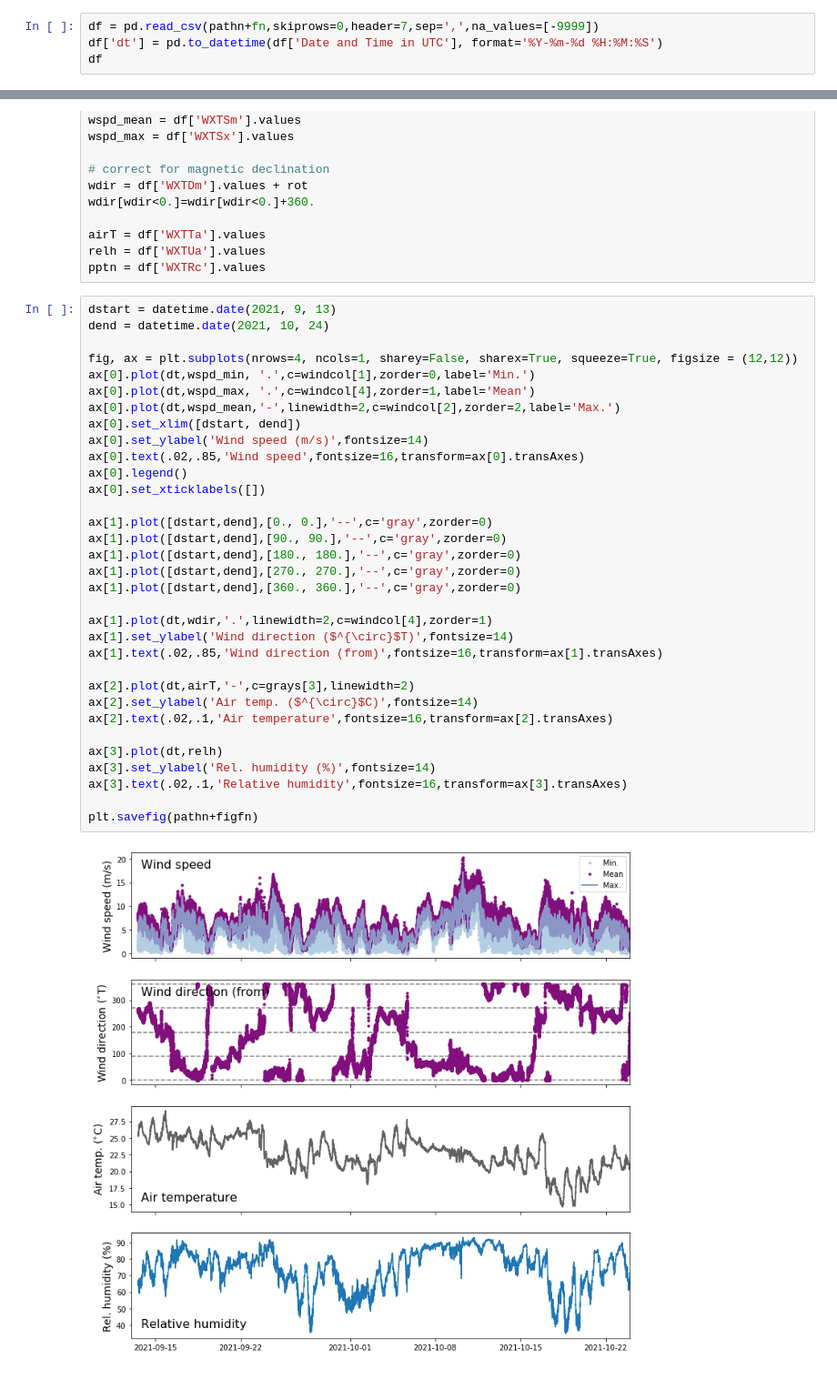
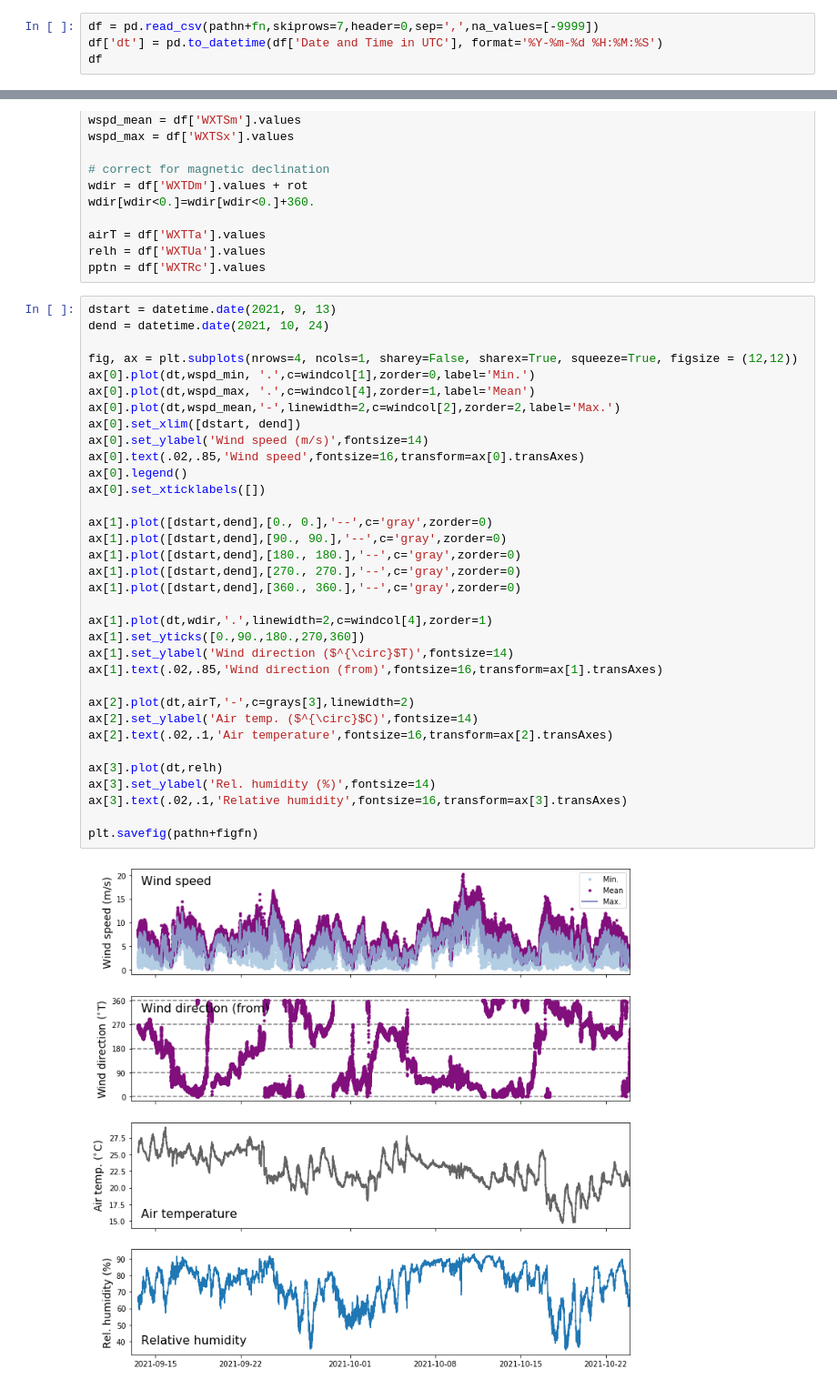
Before and after one commit to csherwood-usgs/DUNEX, a Jupyter notebook: plot_DUNEX_met_station.ipynb, the cells around one changed output, grey strips where cells are left out. Shown at 91% size. Cells and saved outputs as stored; diff of their text form.

```diff
--- a/plot_DUNEX_met_station.ipynb
+++ b/plot_DUNEX_met_station.ipynb
@@ -25,7 +25,7 @@ figfn = 'DUNEX_met_station_plot.png'
 #### Read the `.csv` file using Pandas
 Replace -9999 with NaNs, and and create a column with datetime objects
 # %%
-df = pd.read_csv(pathn+fn,skiprows=0,header=7,sep=',',na_values=[-9999])
+df = pd.read_csv(pathn+fn,skiprows=7,header=0,sep=',',na_values=[-9999])
 df['dt'] = pd.to_datetime(df['Date and Time in UTC'], format='%Y-%m-%d %H:%M:%S')
 df
 # %% [output]
@@ -74,31 +74,32 @@ dend = datetime.date(2021, 10, 24)
 fig, ax = plt.subplots(nrows=4, ncols=1, sharey=False, sharex=True, squeeze=True, figsize = (12,12))
 ax[0].plot(dt,wspd_min, '.',c=windcol[1],zorder=0,label='Min.')
 ax[0].plot(dt,wspd_max, '.',c=windcol[4],zorder=1,label='Mean')
 ax[0].plot(dt,wspd_mean,'-',linewidth=2,c=windcol[2],zorder=2,label='Max.')
 ax[0].set_xlim([dstart, dend])
 ax[0].set_ylabel('Wind speed (m/s)',fontsize=14)
 ax[0].text(.02,.85,'Wind speed',fontsize=16,transform=ax[0].transAxes)
 ax[0].legend()
 ax[0].set_xticklabels([])
 
 ax[1].plot([dstart,dend],[0., 0.],'--',c='gray',zorder=0)
 ax[1].plot([dstart,dend],[90., 90.],'--',c='gray',zorder=0)
 ax[1].plot([dstart,dend],[180., 180.],'--',c='gray',zorder=0)
 ax[1].plot([dstart,dend],[270., 270.],'--',c='gray',zorder=0)
 ax[1].plot([dstart,dend],[360., 360.],'--',c='gray',zorder=0)
 
 ax[1].plot(dt,wdir,'.',linewidth=2,c=windcol[4],zorder=1)
+ax[1].set_yticks([0.,90.,180.,270,360])
 ax[1].set_ylabel('Wind direction ($^{\circ}$T)',fontsize=14)
 ax[1].text(.02,.85,'Wind direction (from)',fontsize=16,transform=ax[1].transAxes)
 
 ax[2].plot(dt,airT,'-',c=grays[3],linewidth=2)
 ax[2].set_ylabel('Air temp. ($^{\circ}$C)',fontsize=14)
 ax[2].text(.02,.1,'Air temperature',fontsize=16,transform=ax[2].transAxes)
 
 ax[3].plot(dt,relh)
 ax[3].set_ylabel('Rel. humidity (%)',fontsize=14)
 ax[3].text(.02,.1,'Relative humidity',fontsize=16,transform=ax[3].transAxes)
 
 plt.savefig(pathn+figfn)
 # %% [output]
-[figure, old version]
+[figure, new version]
```
Also changed, not shown: parts of 1 cell of this notebook, 3 other files.
